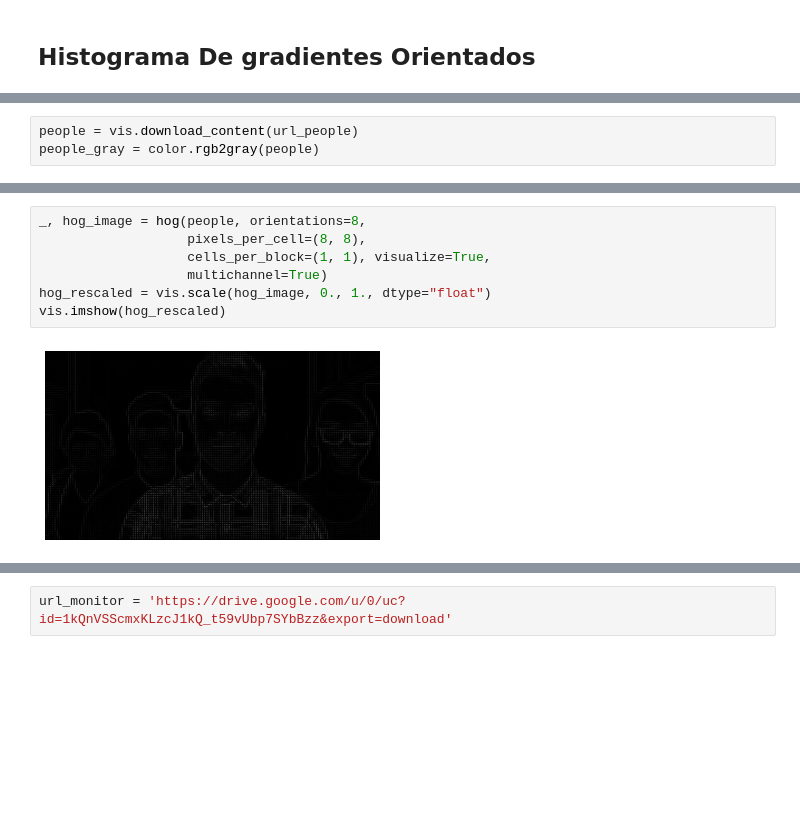
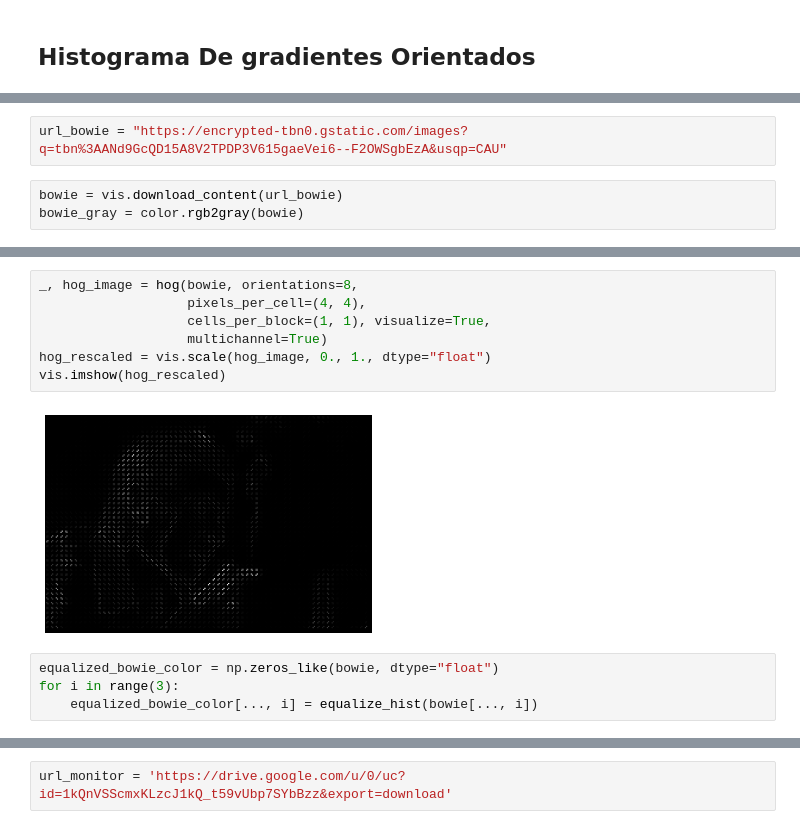
Before and after one commit to jpcano1/ISIS_4825_skimage_last, a Jupyter notebook: Scikit_Image_Final_Bootcamp.ipynb, the cells around one changed output, grey strips where cells are left out. Saved outputs shown, nothing was run; the diff lists cells and outputs as text; blank space fills up the shorter version.

```diff
--- a/Scikit_Image_Final_Bootcamp.ipynb
+++ b/Scikit_Image_Final_Bootcamp.ipynb
@@ -392,4 +395,6 @@ url_people = "https://www.ecestaticos.com/image/clipping/1200/675/81b3a03df43a38
+# %%
+url_bowie = "https://encrypted-tbn0.gstatic.com/images?q=tbn%3AANd9GcQD15A8V2TPDP3V615gaeVei6--F2OWSgbEzA&usqp=CAU"
 # %%
-people = vis.download_content(url_people)
-people_gray = color.rgb2gray(people)
+bowie = vis.download_content(url_bowie)
+bowie_gray = color.rgb2gray(bowie)
 # %%
@@ -419,9 +439,13 @@ vis.imshow(hog_rescaled)
 # %%
-_, hog_image = hog(people, orientations=8,
-                   pixels_per_cell=(8, 8),
+_, hog_image = hog(bowie, orientations=8,
+                   pixels_per_cell=(4, 4),
                    cells_per_block=(1, 1), visualize=True,
                    multichannel=True)
 hog_rescaled = vis.scale(hog_image, 0., 1., dtype="float")
 vis.imshow(hog_rescaled)
 # %% [output]
-[figure, old version]
+[figure, new version]
+# %%
+equalized_bowie_color = np.zeros_like(bowie, dtype="float")
+for i in range(3):
+    equalized_bowie_color[..., i] = equalize_hist(bowie[..., i])
```
Also changed, not shown: parts of 15 cells of this notebook, 1 other file.
